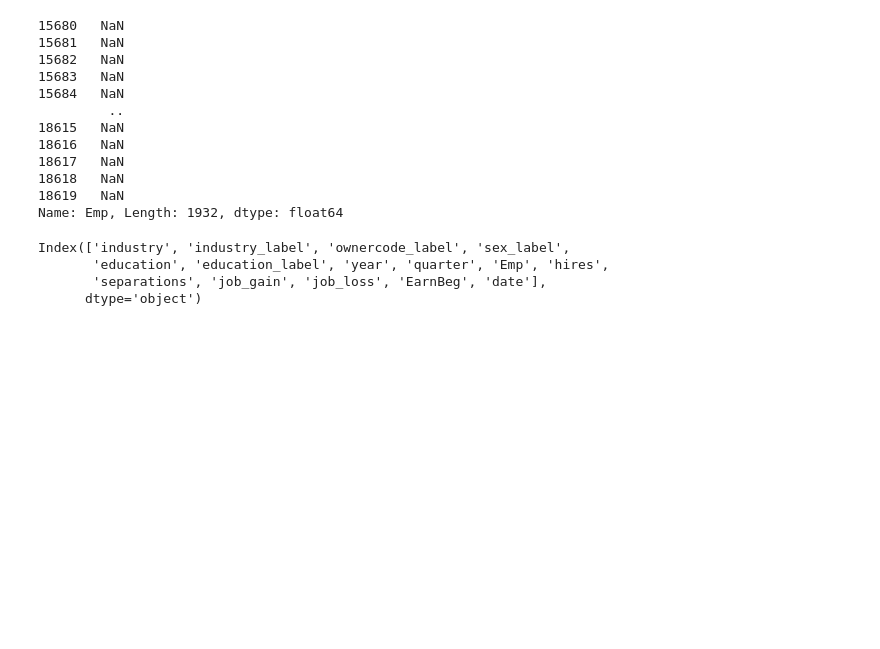
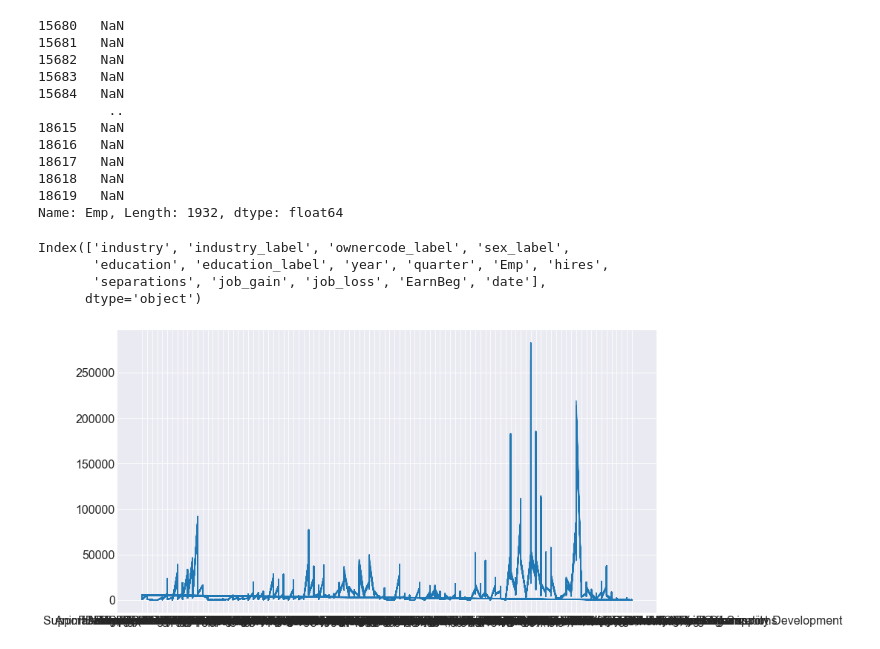
Before and after one commit to veronica-f-reyes/advanced-topics, a Jupyter notebook: capstone-scratch-nb.ipynb, the cells around one changed output. Drawn from its saved outputs; the diff is of its cells as text; code cells hidden in the pictures; blank space fills up the shorter version.

Commit message:
Plotting

```diff
--- a/capstone-scratch-nb.ipynb
+++ b/capstone-scratch-nb.ipynb
@@ -844,3 +844,12 @@ Index(['industry', 'industry_label', 'ownercode_label', 'sex_label',
        'education', 'education_label', 'year', 'quarter', 'Emp', 'hires',
        'separations', 'job_gain', 'job_loss', 'EarnBeg', 'date'],
       dtype='object')
+# %%
+# plot
+fig, ax = plt.subplots()
+
+ax.plot(df_education.industry_label,df_education.Emp)
+
+plt.show()
+# %% [output]
+[figure, added]
```
Also changed, not shown: parts of 2 cells of this notebook.
